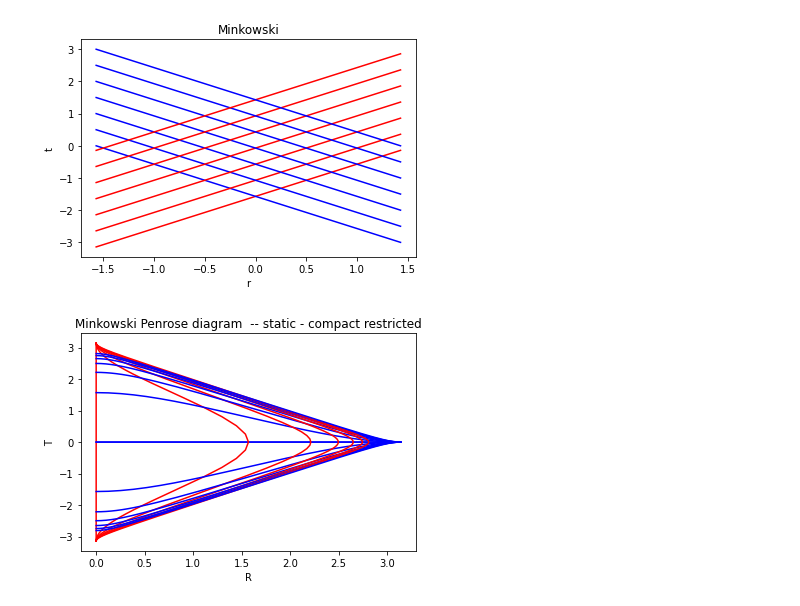
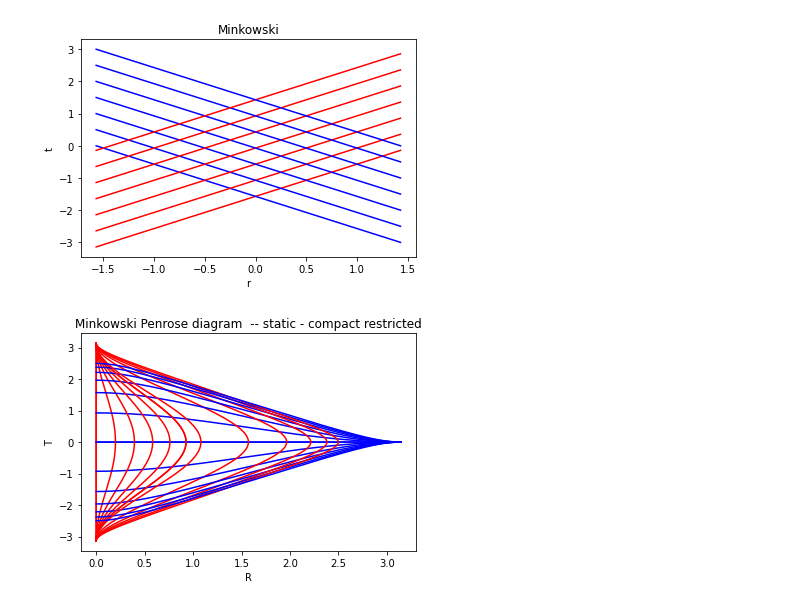
Before and after one commit to kevintah/minkowskiPenrose, a Jupyter notebook: penroseDiagram.ipynb, the cells around one changed output. Drawn from its saved outputs; the diff is of its cells as text; code cells hidden in the pictures.

Commit message:
-- added more to conformal diagram grid

```diff
--- a/penroseDiagram.ipynb
+++ b/penroseDiagram.ipynb
@@ -11,44 +11,38 @@ import sympy as sp
 # symbols#du*dv = 0
 #so constants
 #u = C1
 #v = C2
 
 ticks = (-0.5*np.pi, 0.5*np.pi, 0.5)
 u  = np.arange(-0.5*np.pi, 0.5*np.pi, 0.5)
 v  = np.arange(-0.5*np.pi, 0.5*np.pi, 0.5)
 
 
 t = np.arange(-0.5*np.pi, 0.5*np.pi, 0.5)
 r = np.arange(-0.5*np.pi, 0.5*np.pi, 0.5)
 
-T = np.arange(-1000,1000, 0.25)
-R = np.arange( 0, 1000, 0.125)
-
-T1 = np.arange(-100,100, 1)
-R1 = np.arange( 0, 100, 0.5)
-
+T = np.arange(-1000,1000, 0.01)
+R = np.arange( 0,2000, 0.01)
 
 for a in range(0, u.size):
   plt.xlabel('r')
   plt.ylabel('t')
   plt.plot(r,u[a]+r,'red',r,v[a]-r,'blue')
 plt.title('Minkowski')
 plt.show()
 
 
 for a in range(0, r.size):
   plt.xlabel('R')
   plt.ylabel('T')
   plt.plot(
-           (np.arctan(T + a*1) - np.arctan(T-a*1)), (np.arctan(T - a*1) + np.arctan(T+a*1)),'red',
-                      (np.arctan(a*1 + R) - np.arctan(a*1-R)), (np.arctan(a*1 - R) + np.arctan(a*1+R)),'blue',
-                                            (np.arctan(-a*1 + R) - np.arctan(-a*1-R)), (np.arctan(-a*1 - R) + np.arctan(-a*1+R)),'blue'
-
-
-
-  )
+           (np.arctan(T + a*0.5) - np.arctan(T-a*0.5)), (np.arctan(T - a*0.5) + np.arctan(T+a*0.5)),'red',
+           (np.arctan(T + a*0.1) - np.arctan(T-a*0.1)), (np.arctan(T - a*0.1) + np.arctan(T+a*0.1)),'red',
+           (np.arctan(a*0.5 + R) - np.arctan(a*0.5-R)), (np.arctan(a*0.5 - R) + np.arctan(a*0.5+R)),'blue',
+           (np.arctan(-a*0.5 + R) - np.arctan(-a*0.5-R)), (np.arctan(-a*0.5 - R) + np.arctan(-a*0.5+R)),'blue'
+           )
 plt.title('Minkowski Penrose diagram  -- static - compact restricted')
 plt.show()
 # %% [output]
 [figure]
-[figure, old version]
+[figure, new version]
```
